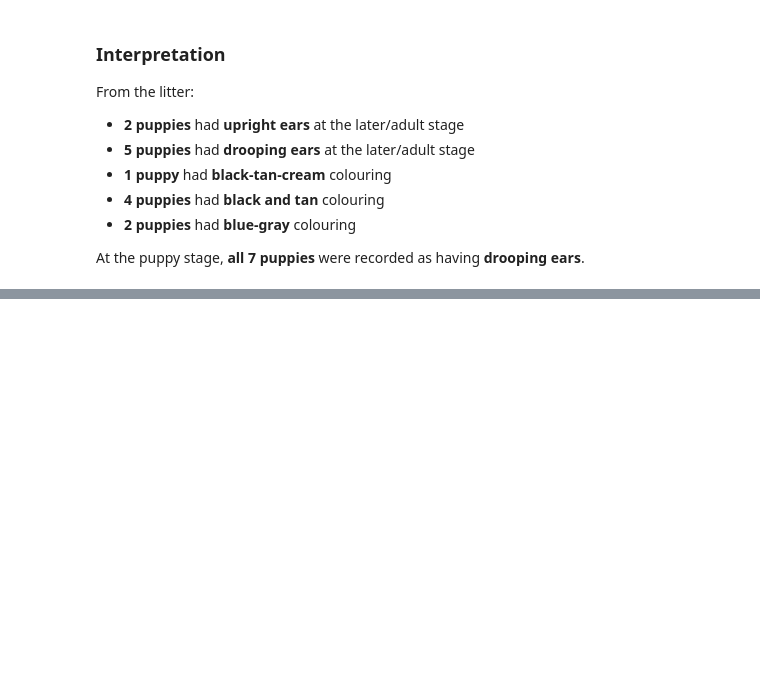
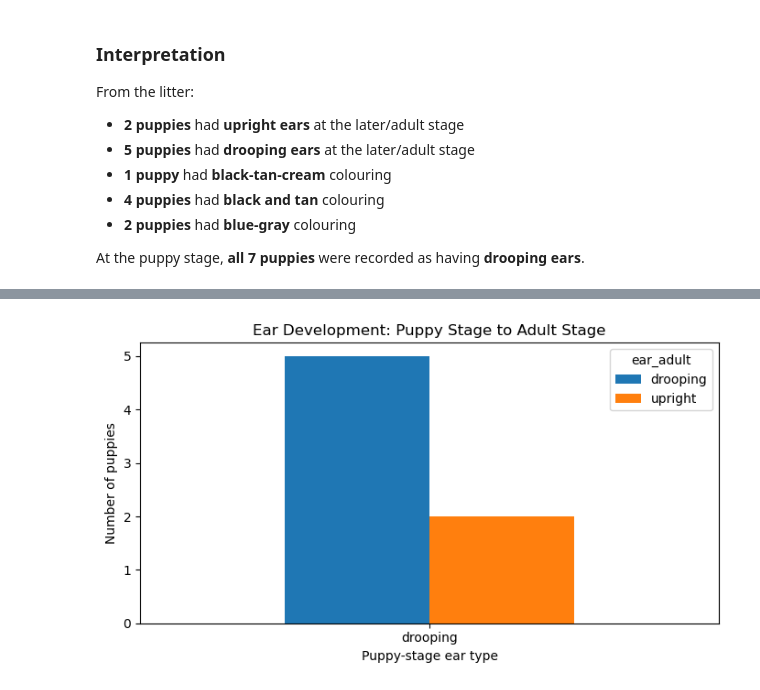
Before and after one commit to Vkp26/Phenotype_traits, a Jupyter notebook: Mydog_phenotype_traits.ipynb, the cells around one changed output, grey strips where cells are left out. Cells and saved outputs as stored; diff of their text form; code cells hidden in the pictures; blank space fills up the shorter version.

```diff
--- a/Mydog_phenotype_traits.ipynb
+++ b/Mydog_phenotype_traits.ipynb
@@ -170,0 +206,10 @@ At the puppy stage, **all 7 puppies** were recorded as having **drooping ears**.
+# %%
+transition_table.plot(kind="bar", figsize=(7,4))
+plt.title("Ear Development: Puppy Stage to Adult Stage")
+plt.xlabel("Puppy-stage ear type")
+plt.ylabel("Number of puppies")
+plt.xticks(rotation=0)
+plt.tight_layout()
+plt.show()
+# %% [output]
+[figure, added]
```
Also changed, not shown: parts of 5 cells of this notebook.
